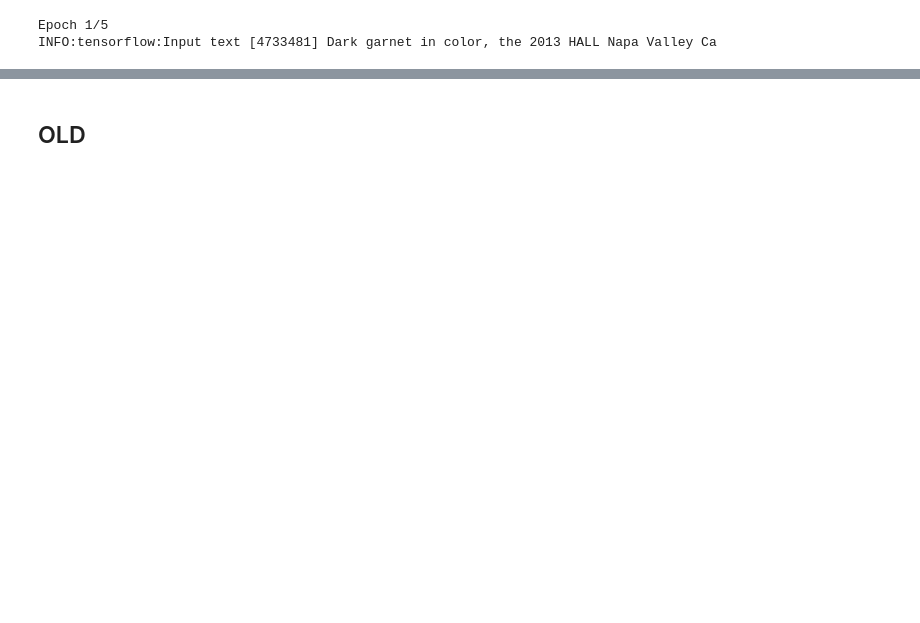
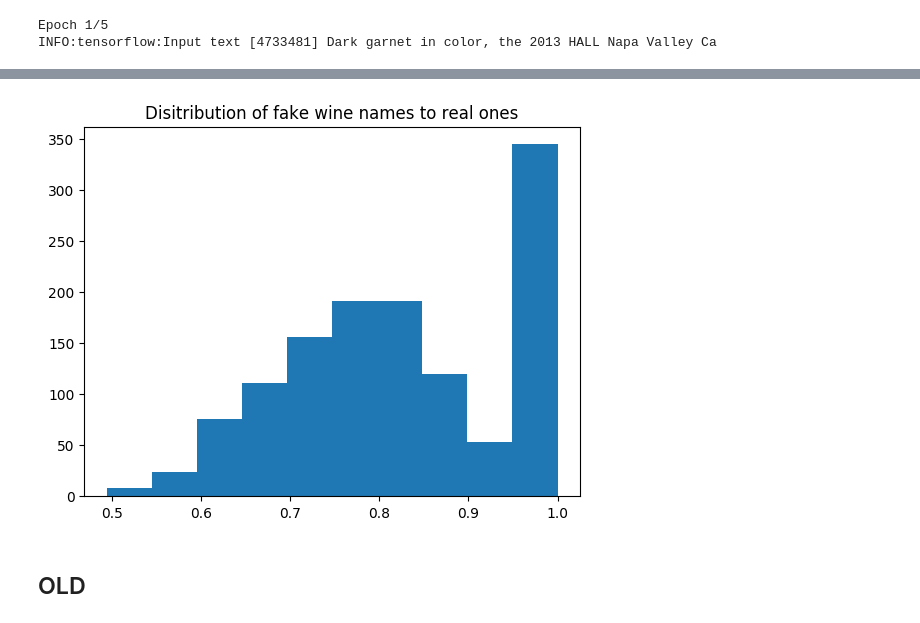
Before and after one commit to cipher982/this-wine-does-not-exist, a Jupyter notebook: 4_char_model_NAMES.ipynb, the cells around one changed output, grey strips where cells are left out. Saved outputs shown, nothing was run; the diff lists cells and outputs as text; code cells hidden in the pictures; blank space fills up the shorter version.

```diff
--- a/4_char_model_NAMES.ipynb
+++ b/4_char_model_NAMES.ipynb
@@ -259,0 +281,2 @@ pd.Series(fake_scores).to_csv('data/fake_scores.csv')
+# %%
+fake_names = pd.read_csv('data/fake_scores.csv', names=['Name','Score'])
@@ -260,3 +292,13 @@ pd.Series(fake_scores).to_csv('data/fake_scores.csv')
+# %%
+import matplotlib.pyplot as plt
+plt.style.use('default')
+
+plt.figure(dpi=100)
+plt.title('Disitribution of fake wine names to real ones')
+plt.hist(fake_names['Score'])
+plt.show()
+# %% [output]
+[figure, added]
 # %% [markdown]
 ## OLD
 # %%
```
Also changed, not shown: parts of 16 cells of this notebook.
